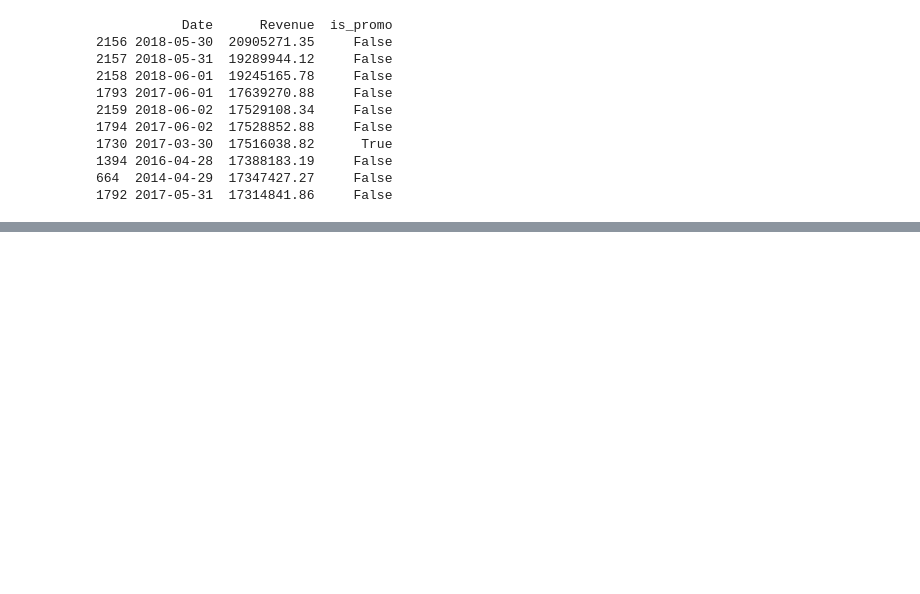
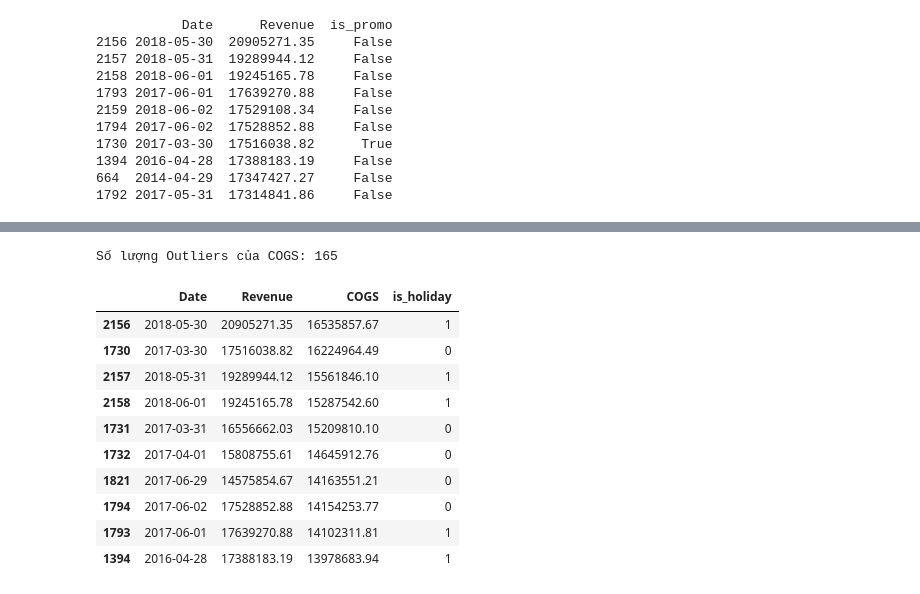
Before and after one commit to Jade2612/DATATHON, a Jupyter notebook: notebooks/00_data_cleaning.ipynb, the cells around one changed output, grey strips where cells are left out. Saved outputs shown, nothing was run; the diff lists cells and outputs as text; code cells hidden in the pictures; blank space fills up the shorter version.

```diff
--- a/notebooks/00_data_cleaning.ipynb
+++ b/notebooks/00_data_cleaning.ipynb
@@ -196,0 +204,23 @@ sales.to_csv('../data/processed/sales.csv', index=False)
+# %%
+Q1_cogs = sales['COGS'].quantile(0.25)
+Q3_cogs = sales['COGS'].quantile(0.75)
+IQR_cogs = Q3_cogs - Q1_cogs
+upper_limit_cogs = Q3_cogs + 1.5 * IQR_cogs
+lower_limit_cogs = Q1_cogs - 1.5 * IQR_cogs
+
+cogs_outliers = sales[(sales['COGS'] > upper_limit_cogs) | (sales['COGS'] < lower_limit_cogs)]
+print(f"Số lượng Outliers của COGS: {len(cogs_outliers)}")
+display(cogs_outliers.sort_values(by='COGS', ascending=False).head(10))
+# %% [output]
+Số lượng Outliers của COGS: 165
+|  | Date | Revenue | COGS | is_holiday |
+| 2156 | 2018-05-30 | 20905271.35 | 16535857.67 | 1 |
+| 1730 | 2017-03-30 | 17516038.82 | 16224964.49 | 0 |
+| 2157 | 2018-05-31 | 19289944.12 | 15561846.10 | 1 |
+| 2158 | 2018-06-01 | 19245165.78 | 15287542.60 | 1 |
+| 1731 | 2017-03-31 | 16556662.03 | 15209810.10 | 0 |
+| 1732 | 2017-04-01 | 15808755.61 | 14645912.76 | 0 |
+| 1821 | 2017-06-29 | 14575854.67 | 14163551.21 | 0 |
+| 1794 | 2017-06-02 | 17528852.88 | 14154253.77 | 0 |
+| 1793 | 2017-06-01 | 17639270.88 | 14102311.81 | 1 |
+| 1394 | 2016-04-28 | 17388183.19 | 13978683.94 | 1 |
```
Also changed, not shown: parts of 2 cells of this notebook, 1 other file.
